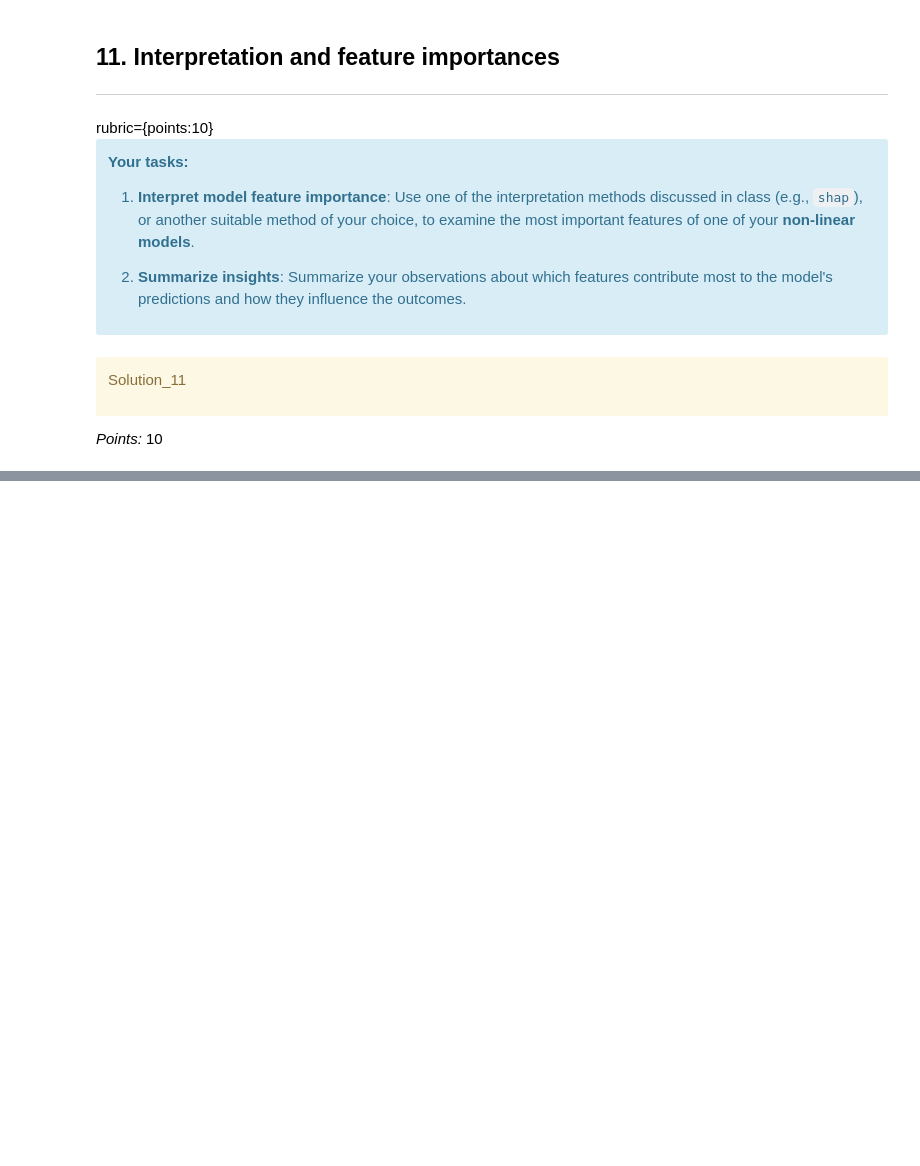
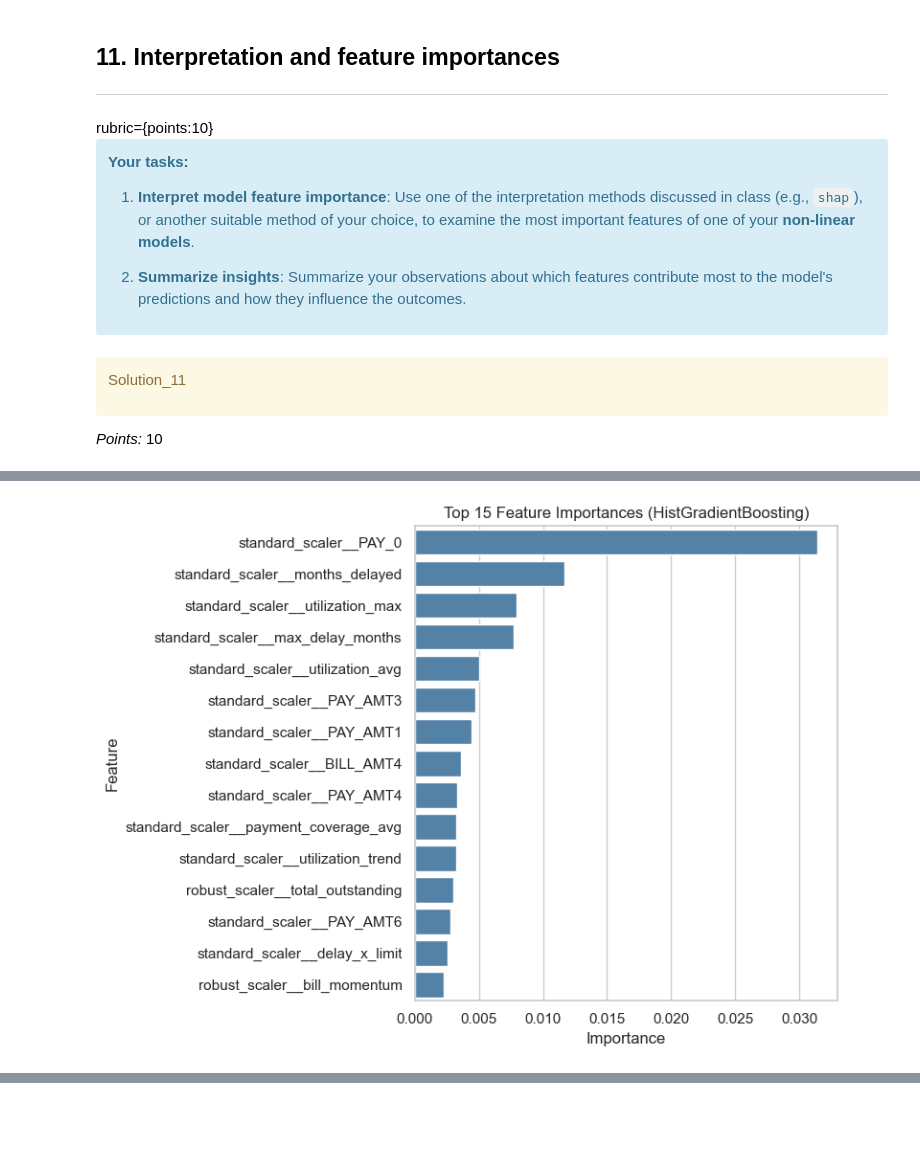
Before and after one commit to samintisar/CPSC330_HW5, a Jupyter notebook: hw5.ipynb, the cells around one changed output, grey strips where cells are left out. Saved outputs shown, nothing was run; the diff lists cells and outputs as text; code cells hidden in the pictures; blank space fills up the shorter version.

```diff
--- a/hw5.ipynb
+++ b/hw5.ipynb
@@ -1268,0 +1486,26 @@ Ellipsis
+# %%
+# Fit best model on full training data
+best_model.fit(X_train_processed, y_train)
+
+# Permutation importance
+perm_imp = permutation_importance(
+    best_model, X_train_processed, y_train,
+    n_repeats=10,
+    scoring="f1",
+    random_state=123,
+    n_jobs=-1,
+)
+
+# Extract feature importances
+feat_imp_df = (
+    pd.DataFrame({
+        "feature": feature_names,
+        "importance": perm_imp.importances_mean,
+        "std": perm_imp.importances_std,
+    })
+    .sort_values("importance", ascending=False)
+    .reset_index(drop=True)
+)
+
+print("Top 15 most important features:")
+display(feat_imp_df.head(15))
@@ -1268,0 +1530,16 @@ Ellipsis
+# %%
+# Bar plot of top 15 features
+plt.figure(figsize=(8, 6))
+sns.barplot(
+    data=feat_imp_df.head(15),
+    x="importance",
+    y="feature",
+    color="steelblue"
+)
+plt.title("Top 15 Feature Importances (HistGradientBoosting)")
+plt.xlabel("Importance")
+plt.ylabel("Feature")
+plt.tight_layout()
+plt.show()
+# %% [output]
+[figure, added]
```
Also changed, not shown: parts of 91 cells of this notebook.
